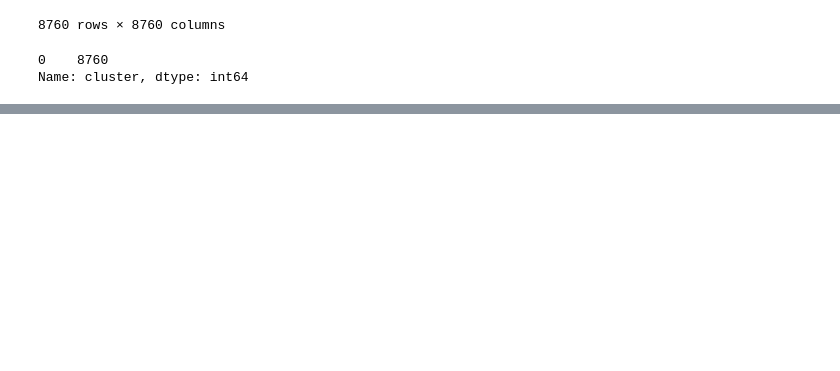
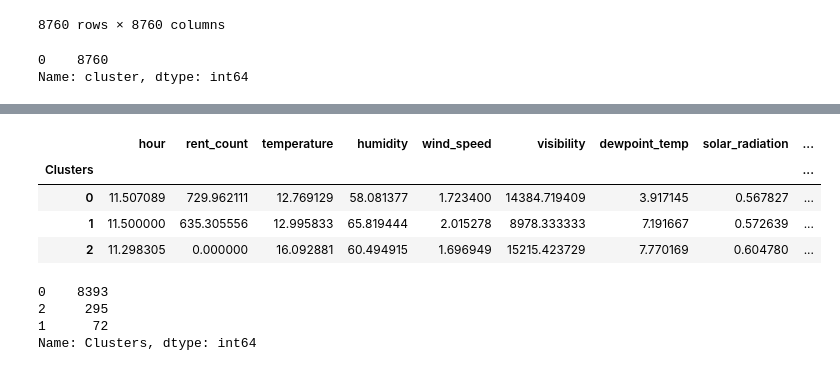
Before and after one commit to Jiian/seoulbike, a Jupyter notebook: clustering_analysis/clustering_analysis.ipynb, the cells around one changed output, grey strips where cells are left out. Saved outputs shown, nothing was run; the diff lists cells and outputs as text; code cells hidden in the pictures; blank space fills up the shorter version.

```diff
--- a/clustering_analysis/clustering_analysis.ipynb
+++ b/clustering_analysis/clustering_analysis.ipynb
@@ -382,0 +462,19 @@ Name: cluster, dtype: int64
+# %%
+hc_label = cluster.labels_
+df_hc = df_gower.copy(deep=True)
+df_hc['Clusters'] = hc_label
+# %%
+df_hc.groupby('Clusters').mean()
+# %% [output]
+|  | hour | rent_count | temperature | humidity | wind_speed | visibility | dewpoint_temp | solar_radiation | ... |
+| Clusters |  |  |  |  |  |  |  |  | ... |
+| 0 | 11.507089 | 729.962111 | 12.769129 | 58.081377 | 1.723400 | 14384.719409 | 3.917145 | 0.567827 | ... |
+| 1 | 11.500000 | 635.305556 | 12.995833 | 65.819444 | 2.015278 | 8978.333333 | 7.191667 | 0.572639 | ... |
+| 2 | 11.298305 | 0.000000 | 16.092881 | 60.494915 | 1.696949 | 15215.423729 | 7.770169 | 0.604780 | ... |
+# %%
+df_hc.Clusters.value_counts(dropna=False)
+# %% [output]
+0    8393
+2     295
+1      72
+Name: Clusters, dtype: int64
```
Also changed, not shown: parts of 26 cells of this notebook.
